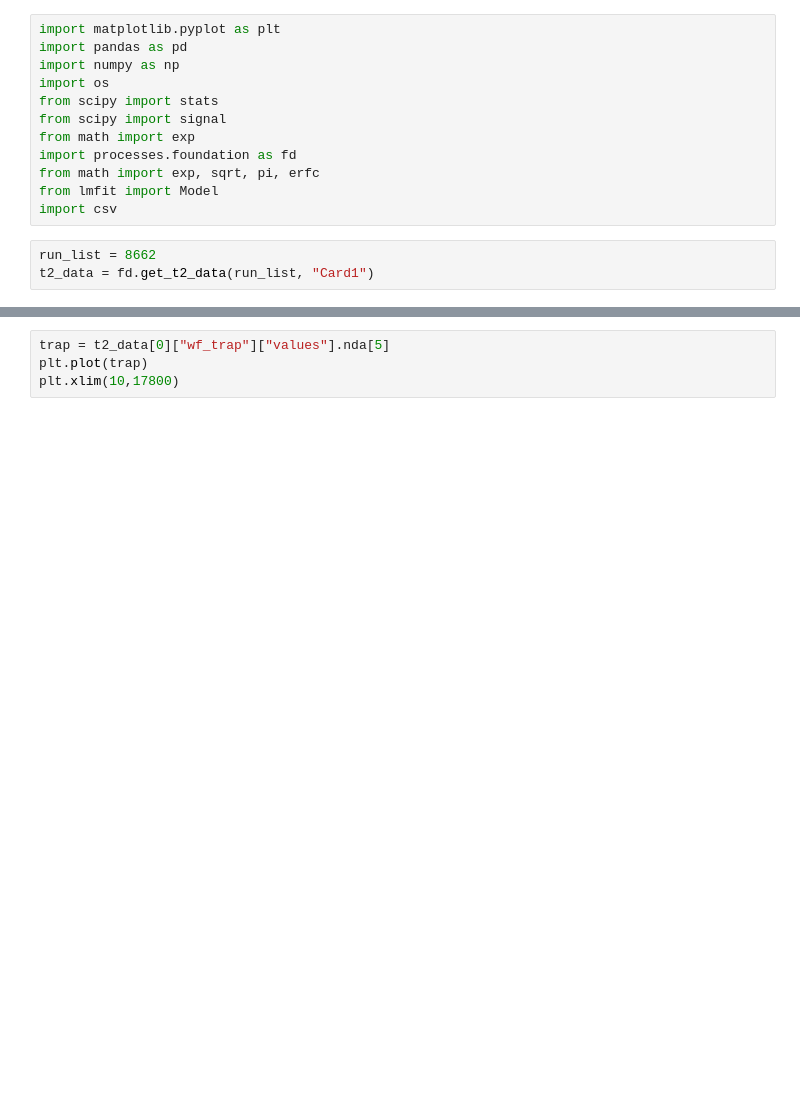
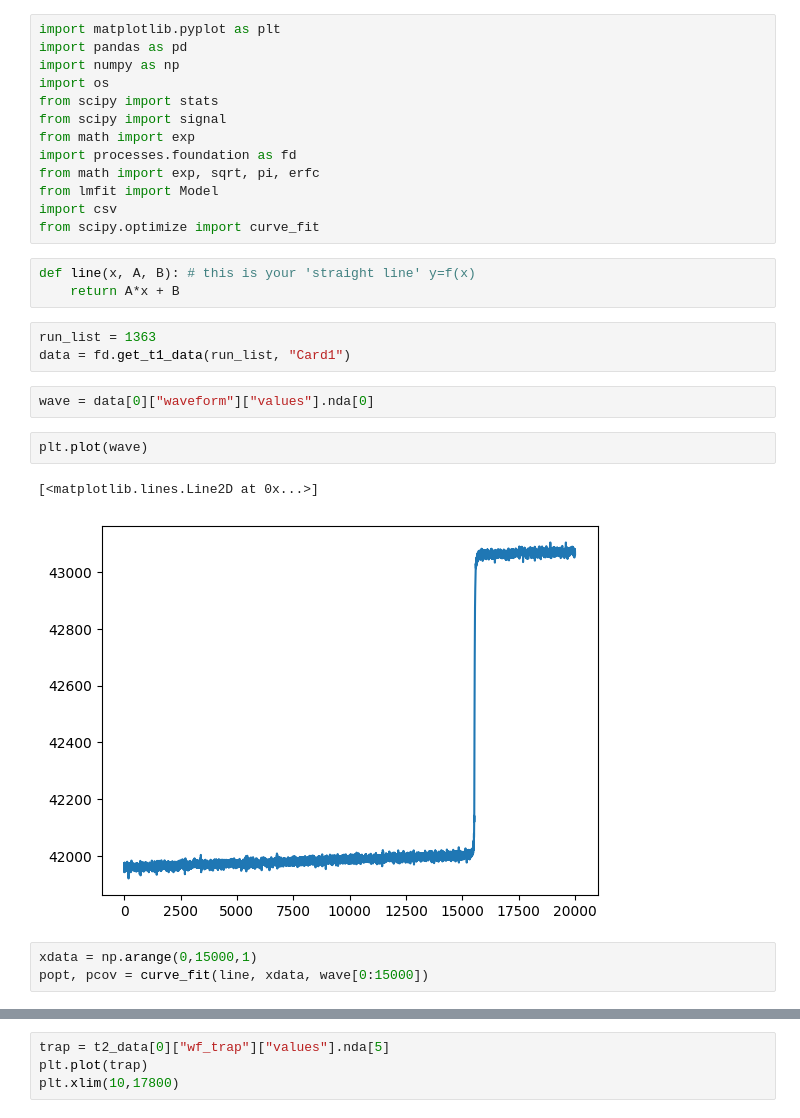
Before and after one commit to jbrowni2/processPygama, a Jupyter notebook: jupyter/analyzeWaveformPulse.ipynb, the cells around one changed output, grey strips where cells are left out. Saved outputs shown, nothing was run; the diff lists cells and outputs as text; blank space fills up the shorter version.

```diff
--- a/jupyter/analyzeWaveformPulse.ipynb
+++ b/jupyter/analyzeWaveformPulse.ipynb
@@ -10,6 +10,20 @@ import processes.foundation as fd
 from math import exp, sqrt, pi, erfc
 from lmfit import Model
 import csv
+from scipy.optimize import curve_fit
+# %%
+def line(x, A, B): # this is your 'straight line' y=f(x)
+    return A*x + B
 # %%
-run_list = 8662
-t2_data = fd.get_t2_data(run_list, "Card1")
+run_list = 1363
+data = fd.get_t1_data(run_list, "Card1")
+# %%
+wave = data[0]["waveform"]["values"].nda[0]
+# %%
+plt.plot(wave)
+# %% [output]
+[<matplotlib.lines.Line2D at 0x...>]
+[figure, added]
+# %%
+xdata = np.arange(0,15000,1)
+popt, pcov = curve_fit(line, xdata, wave[0:15000])
```
Also changed, not shown: parts of 1 cell of this notebook, 20 other files.
